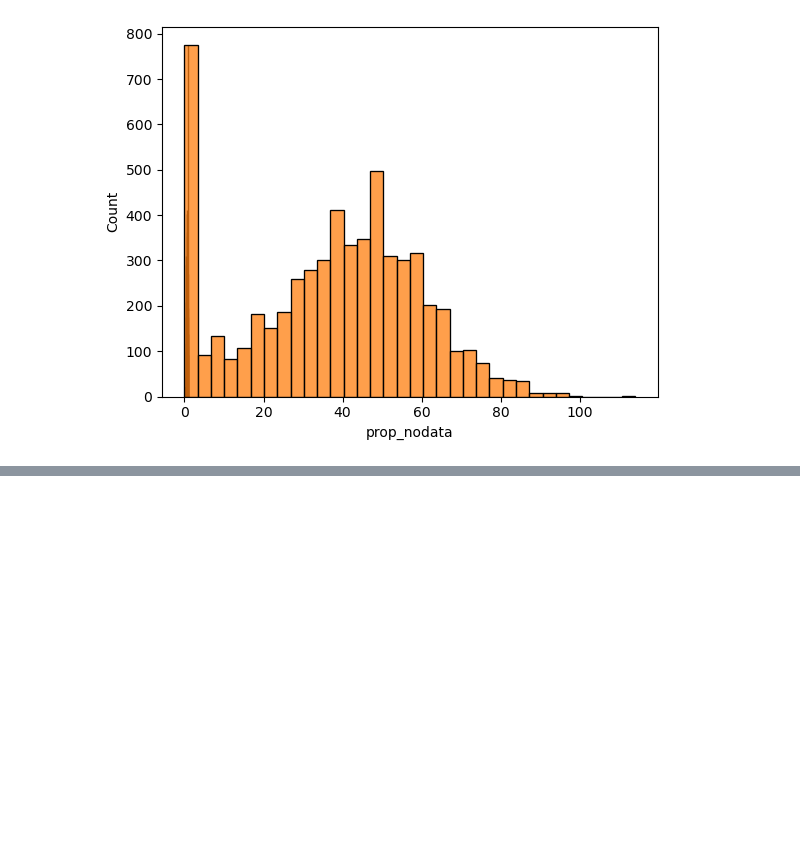
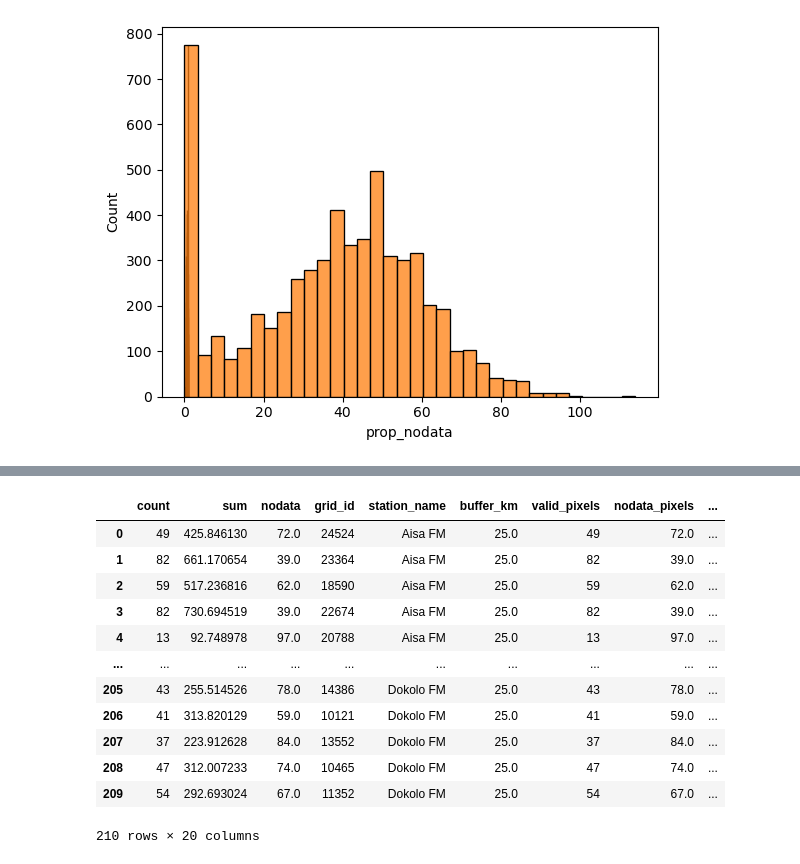
Before and after one commit to riklinssen/lm_sampling, a Jupyter notebook: notebooks/4_sample_grid_cells.ipynb, the cells around one changed output, grey strips where cells are left out. Saved outputs shown, nothing was run; the diff lists cells and outputs as text; code cells hidden in the pictures; blank space fills up the shorter version.

Commit message:
adding centroids to sampled locations

```diff
--- a/notebooks/4_sample_grid_cells.ipynb
+++ b/notebooks/4_sample_grid_cells.ipynb
@@ -218,5 +256,25 @@ sampled_clusters_gdf
 #export the sampled clusters.
 sampled_clusters_gdf.to_file(PROCESSED_DATA_DIR / 'sampled_clusters.gpkg')
+# %%
+sampled_clusters_gdf['centroid_lon_lat']= sampled_clusters_gdf.apply(
+    lambda row: (row.geometry.centroid.x, row.geometry.centroid.y),
+    axis=1
+)
+sampled_clusters_gdf
+# %% [output]
+|  | count | sum | nodata | grid_id | station_name | buffer_km | valid_pixels | nodata_pixels | ... |
+| 0 | 49 | 425.846130 | 72.0 | 24524 | Aisa FM | 25.0 | 49 | 72.0 | ... |
+| 1 | 82 | 661.170654 | 39.0 | 23364 | Aisa FM | 25.0 | 82 | 39.0 | ... |
+| 2 | 59 | 517.236816 | 62.0 | 18590 | Aisa FM | 25.0 | 59 | 62.0 | ... |
+| 3 | 82 | 730.694519 | 39.0 | 22674 | Aisa FM | 25.0 | 82 | 39.0 | ... |
+| 4 | 13 | 92.748978 | 97.0 | 20788 | Aisa FM | 25.0 | 13 | 97.0 | ... |
+| ... | ... | ... | ... | ... | ... | ... | ... | ... | ... |
+| 205 | 43 | 255.514526 | 78.0 | 14386 | Dokolo FM | 25.0 | 43 | 78.0 | ... |
+| 206 | 41 | 313.820129 | 59.0 | 10121 | Dokolo FM | 25.0 | 41 | 59.0 | ... |
+| 207 | 37 | 223.912628 | 84.0 | 13552 | Dokolo FM | 25.0 | 37 | 84.0 | ... |
+| 208 | 47 | 312.007233 | 74.0 | 10465 | Dokolo FM | 25.0 | 47 | 74.0 | ... |
+| 209 | 54 | 292.693024 | 67.0 | 11352 | Dokolo FM | 25.0 | 54 | 67.0 | ... |
+210 rows × 20 columns
 # %%
 station_buffers_gdf=gpd.read_file(PROCESSED_DATA_DIR / 'station_buffers.gpkg')
 station_loc_gdf=gpd.read_file(PROCESSED_DATA_DIR / 'station_loc.gpkg')
```
Also changed, not shown: parts of 9 cells of this notebook, 2 other files.
